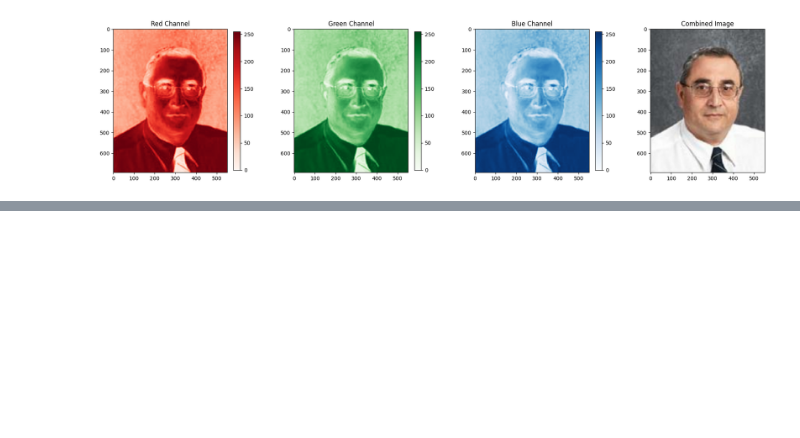
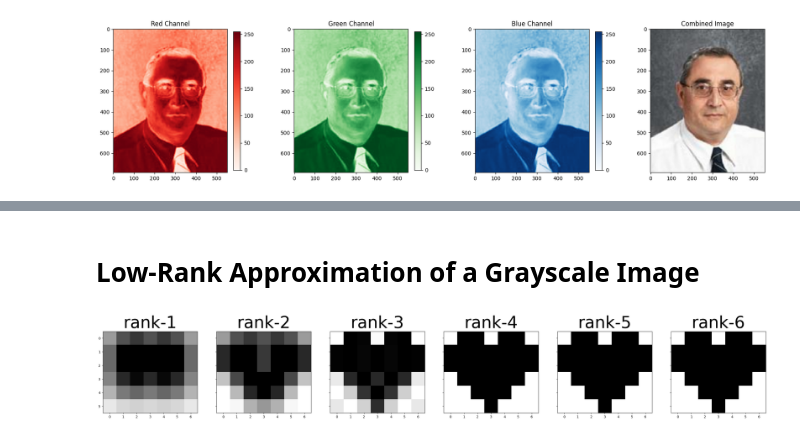
Before and after one commit to yuviji/svd-image-processing, a Jupyter notebook: svd.ipynb, the cells around one changed output, grey strips where cells are left out. Saved outputs shown, nothing was run; the diff lists cells and outputs as text; code cells hidden in the pictures; blank space fills up the shorter version.

```diff
--- a/svd.ipynb
+++ b/svd.ipynb
@@ -6,19 +6,19 @@ import matplotlib.pyplot as plt
 import numpy as np
 
 # Open the PNG image
-img = Image.open('enzopaterno.png')
+img = Image.open('data/enzopaterno.png')
 
 # Isolate RGB channels from original image converted to RGB
 r, g, b = np.array(img.convert('RGB').split())
 
 # Save RGB of image, as it was probably not in RGB before
 combined_image = Image.merge('RGB', (Image.fromarray(r), Image.fromarray(g), Image.fromarray(b)))
-combined_image.save('rgbpaterno.png')
+combined_image.save('data/rgbpaterno.png')
 
 # Store pixel values of each channel
-np.savetxt('redpaterno.csv', r, fmt='%i')
-np.savetxt('greenpaterno.csv', g, fmt='%i')
-np.savetxt('bluepaterno.csv', b, fmt='%i')
+np.savetxt('data/redpaterno.csv', r, fmt='%i')
+np.savetxt('data/greenpaterno.csv', g, fmt='%i')
+np.savetxt('data/bluepaterno.csv', b, fmt='%i')
 
 # Create a display grid
 fig, axs = plt.subplots(1, 4, figsize=(24, 5))
@@ -77,0 +65,66 @@ plt.show()
+# %% [markdown]
+# Low-Rank Approximation of a Grayscale Image
+# %%
+import numpy as np
+from numpy.linalg import svd
+import matplotlib.pyplot as plt
+from matplotlib.pyplot import imshow
+
+def lowRankApproximation(u, s, v, m, n, r, k):
+    if k > r:
+        print("k > rank A!")
+        return
+    # Blank matrix that will hold approximated values
+    approximation = np.zeros((m, n))
+    for K in range(k):
+        # sigma_k * u_k * v^T_k
+        term = s[0, K] * u[:, K] @ v[K]
+        approximation += term
+        # print(k+1, term)
+    return approximation
+
+# Heart shape (grayscale)
+A = np.array([[0,1,1,0,1,1,0],
+              [1,1,1,1,1,1,1],
+              [1,1,1,1,1,1,1],
+              [0,1,1,1,1,1,0],
+              [0,0,1,1,1,0,0],
+              [0,0,0,1,0,0,0],
+             ])
+U, S, V = svd(A)
+
+# Convert all to matrices
+U, S, V = np.asmatrix(U), np.asmatrix(S), np.asmatrix(V)
+
+# Some dimensions that will be useful
+m = U.shape[0]
+n = V.shape[0]
+r = S.shape[1]
+
+# Diagonalize all singular values of A
+D = np.zeros((r, r))
+np.fill_diagonal(D, S)
+
+# Create Sigma, which is of size MxN and contains D
+Sigma = np.zeros((m, n))
+Sigma[:n, :m] = D
+
+# SVD Formula: A = U * Sigma * V^T (@ = matrix mult symbol)
+SVD = U @ Sigma @ V
+"""
+print(U)
+print(Sigma)
+print(V)
+print(SVD)
+"""
+
+# rank-K approximation, where k <= r
+fig, axes = plt.subplots(figsize = (m*m, m), nrows = 1, ncols = m, sharex=True, sharey=True)
+for i, ax in zip(range(r), axes):
+    approx = lowRankApproximation(U, S, V, m, n, r, i+1)
+    ax.imshow(approx, cmap='gray_r', vmin=0, vmax=1)
+    ax.set_title(f'rank-{i+1}', fontsize=50)
+
+plt.show()
+# %% [output]
+[figure, added]
```
Also changed, not shown: parts of 9 cells of this notebook, 26 other files.
